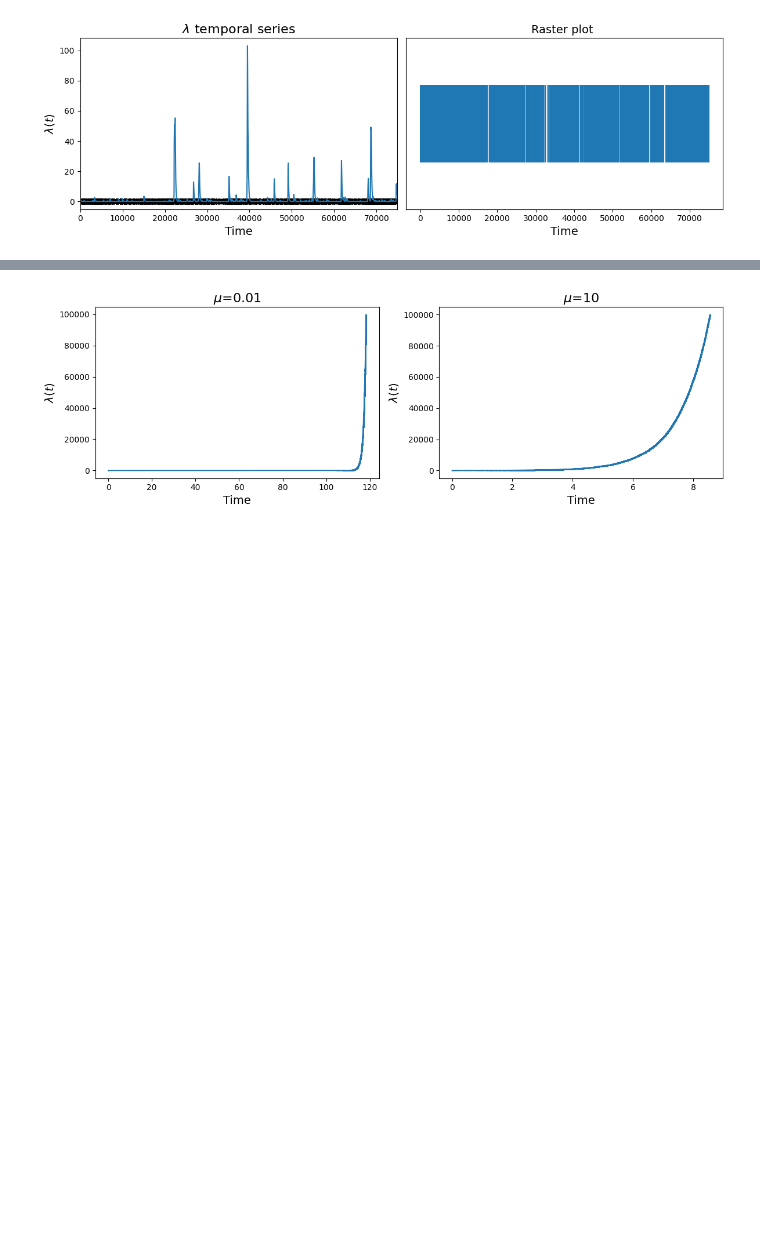
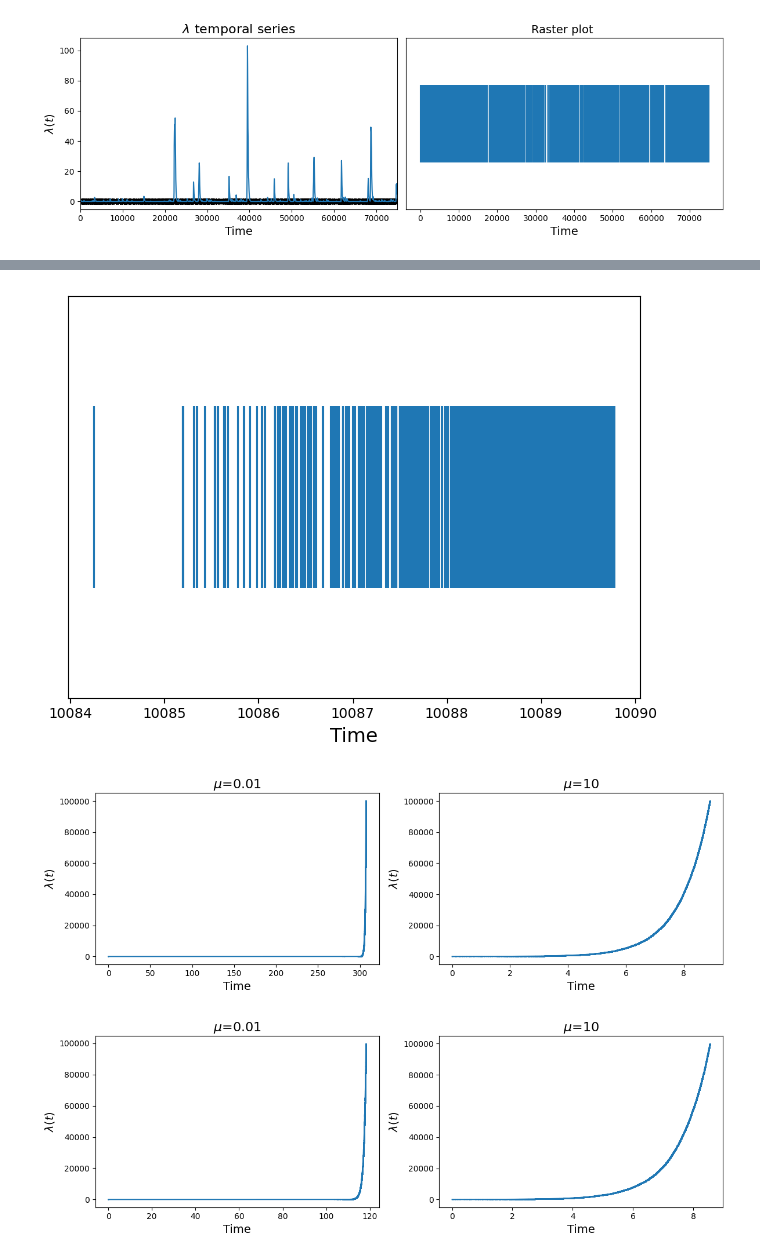
Before and after one commit to RivasAntonio/TFM, a Jupyter notebook: Códigos/Hawkes/Pruebas.ipynb, the cells around one changed output, grey strips where cells are left out. Saved outputs shown, nothing was run; the diff lists cells and outputs as text; code cells hidden in the pictures; blank space fills up the shorter version.

```diff
--- a/Códigos/Hawkes/Pruebas.ipynb
+++ b/Códigos/Hawkes/Pruebas.ipynb
@@ -128,3 +127,27 @@ fig.tight_layout()
+# %%
+n_events = []
+times_between_events = []
+mu = 10**-4
+rate = [mu]
+n = 2
+N = 10**3
+for i in range(N):
+    rate_tk, xk = algorithm(rate[-1], mu, n)
+    rate.append(rate_tk)
+    times_between_events.append(xk)
+    n_events.append(i + 1)
+
+times = np.cumsum(times_between_events)
+
+plt.eventplot(times, orientation='horizontal', linelengths=0.5)
+plt.xlabel('Time', fontsize=14)
+plt.ylabel('', fontsize=14)
+plt.yticks([])
+
+plt.tight_layout()
+# %% [output]
+[figure, added]
+[figure, added]
 # %%
 n_events = [0]
 times_between_events = [0]
```
Also changed, not shown: parts of 1 cell of this notebook, 16 other files.
